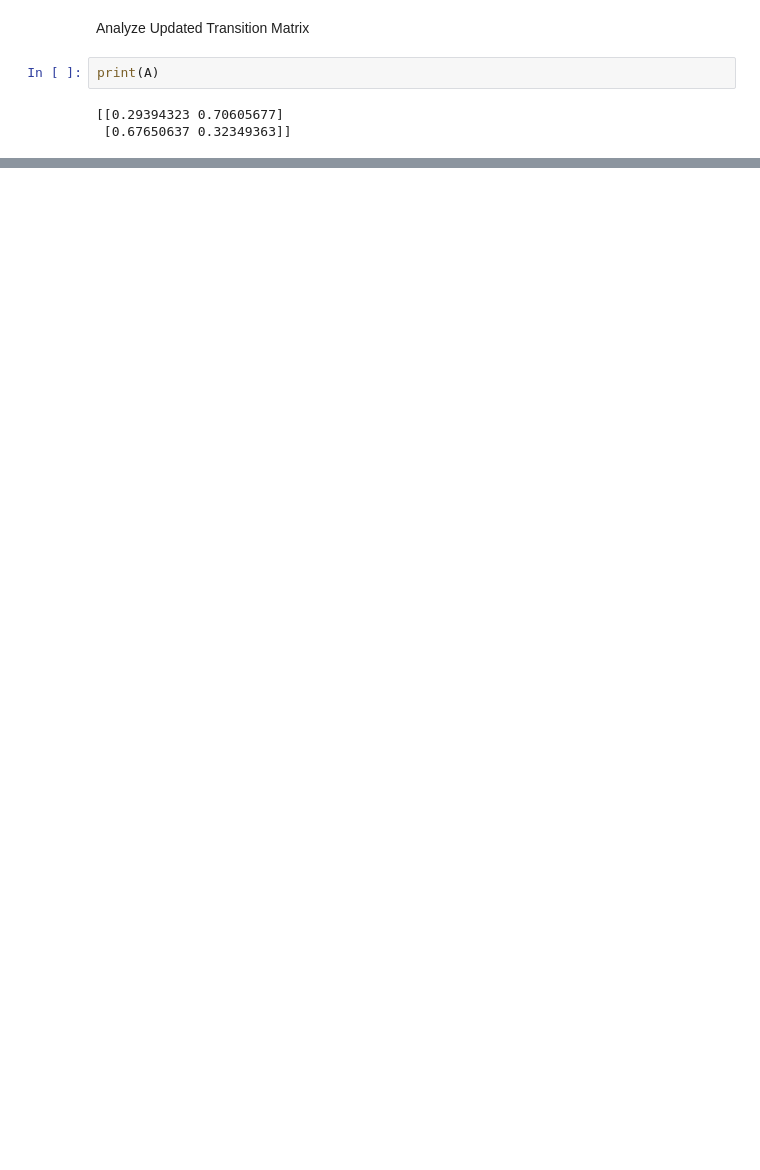
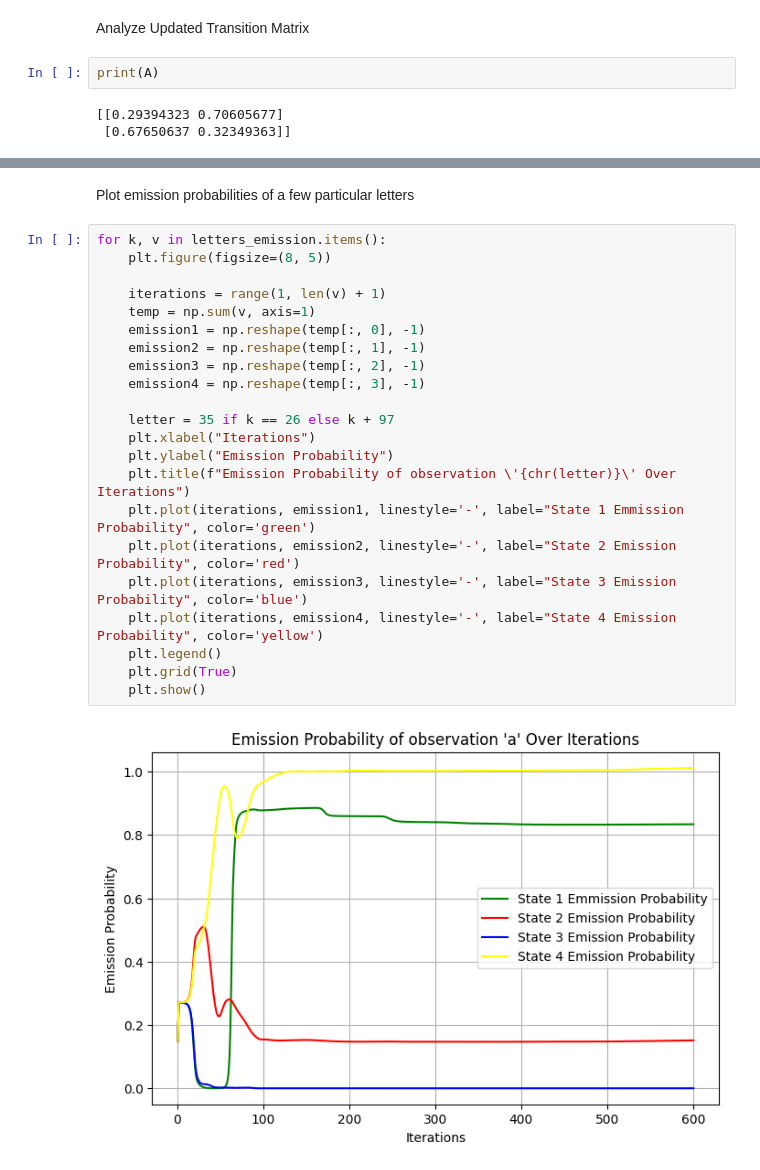
Before and after one commit to censky2/CS666, a Jupyter notebook: proj1/proj1.ipynb, the cells around one changed output, grey strips where cells are left out. Saved outputs shown, nothing was run; the diff lists cells and outputs as text; blank space fills up the shorter version.

```diff
--- a/proj1/proj1.ipynb
+++ b/proj1/proj1.ipynb
@@ -260,0 +310,26 @@ The updated transition matrix probabilities show that the HMM prefers to transit
+# %% [markdown]
+Plot emission probabilities of a few particular letters
+# %%
+for k, v in letters_emission.items():
+    plt.figure(figsize=(8, 5))
+
+    iterations = range(1, len(v) + 1)
+    temp = np.sum(v, axis=1)
+    emission1 = np.reshape(temp[:, 0], -1)
+    emission2 = np.reshape(temp[:, 1], -1)
+    emission3 = np.reshape(temp[:, 2], -1)
+    emission4 = np.reshape(temp[:, 3], -1)
+
+    letter = 35 if k == 26 else k + 97
+    plt.xlabel("Iterations")
+    plt.ylabel("Emission Probability")
+    plt.title(f"Emission Probability of observation \'{chr(letter)}\' Over Iterations")
+    plt.plot(iterations, emission1, linestyle='-', label="State 1 Emmission Probability", color='green')
+    plt.plot(iterations, emission2, linestyle='-', label="State 2 Emission Probability", color='red')
+    plt.plot(iterations, emission3, linestyle='-', label="State 3 Emission Probability", color='blue')
+    plt.plot(iterations, emission4, linestyle='-', label="State 4 Emission Probability", color='yellow')
+    plt.legend()
+    plt.grid(True)
+    plt.show()
+# %% [output]
+[figure, added]
```
Also changed, not shown: parts of 17 cells of this notebook.
